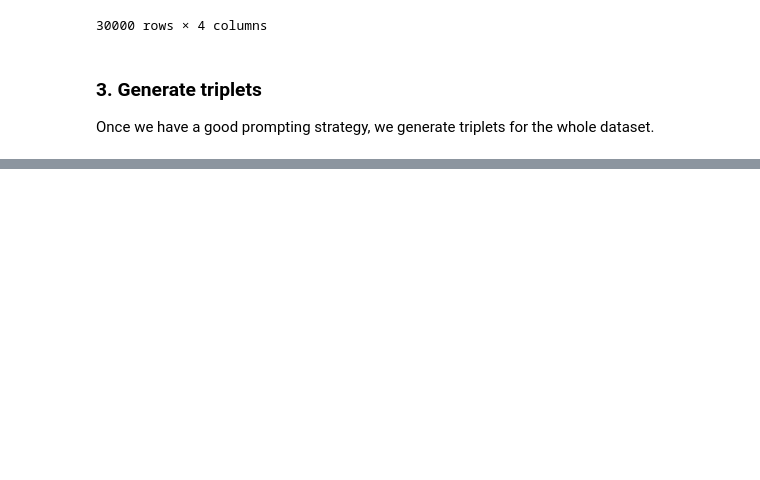
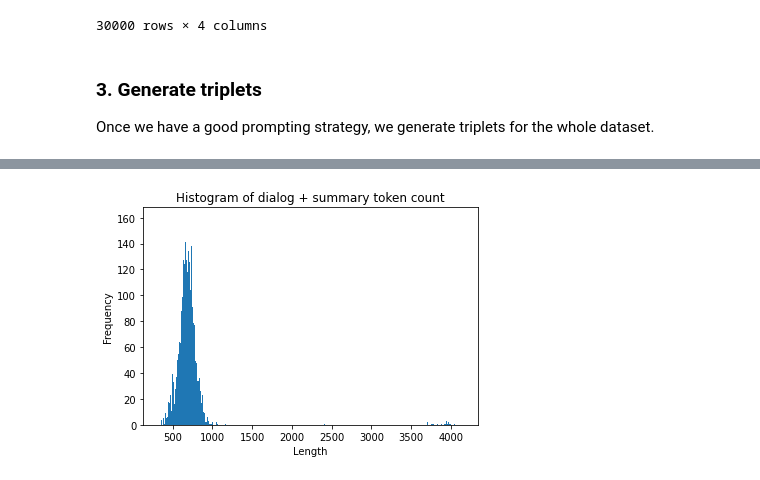
Before and after one commit to EPFL-IC-Make-Team/medinote, a Jupyter notebook: generation.ipynb, the cells around one changed output, grey strips where cells are left out. Cells and saved outputs as stored; diff of their text form; code cells hidden in the pictures; blank space fills up the shorter version.

```diff
--- a/generation.ipynb
+++ b/generation.ipynb
@@ -316,0 +345,11 @@ generator.to_json('generation/summaries/generator_30K.jsonl', orient='records',
+# %%
+summarizer = pd.read_json('generation/summaries/summarizer_30K.jsonl', orient='records', lines=True)
+encoder = tiktoken.encoding_for_model('gpt-4')
+summarizer['length'] = summarizer.apply(lambda row: len(encoder.encode(row['prompt'])), axis=1)
+plt.hist(summarizer['length'], bins=max(summarizer['length'])-min(summarizer['length'])+1)
+plt.xlabel('Length')
+plt.ylabel('Frequency')
+plt.title('Histogram of dialog + summary token count')
+plt.show()
+# %% [output]
+[figure, added]
```
Also changed, not shown: parts of 3 cells of this notebook, 6 other files.
